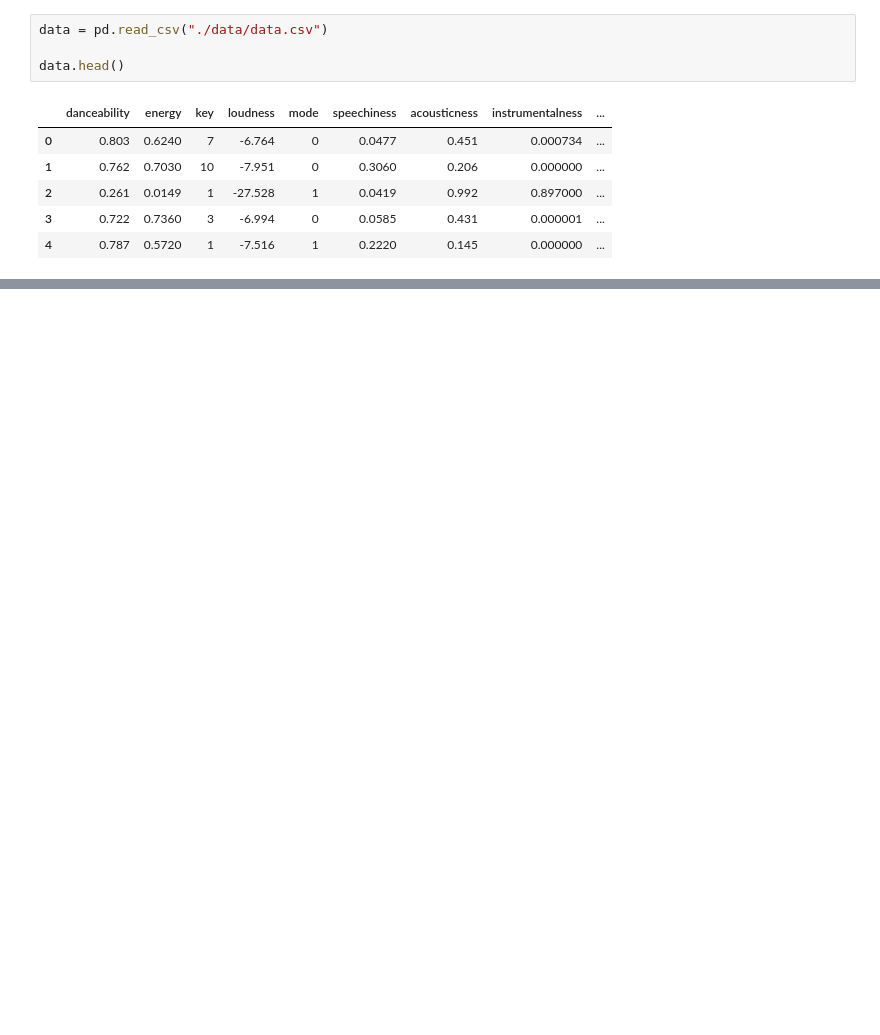
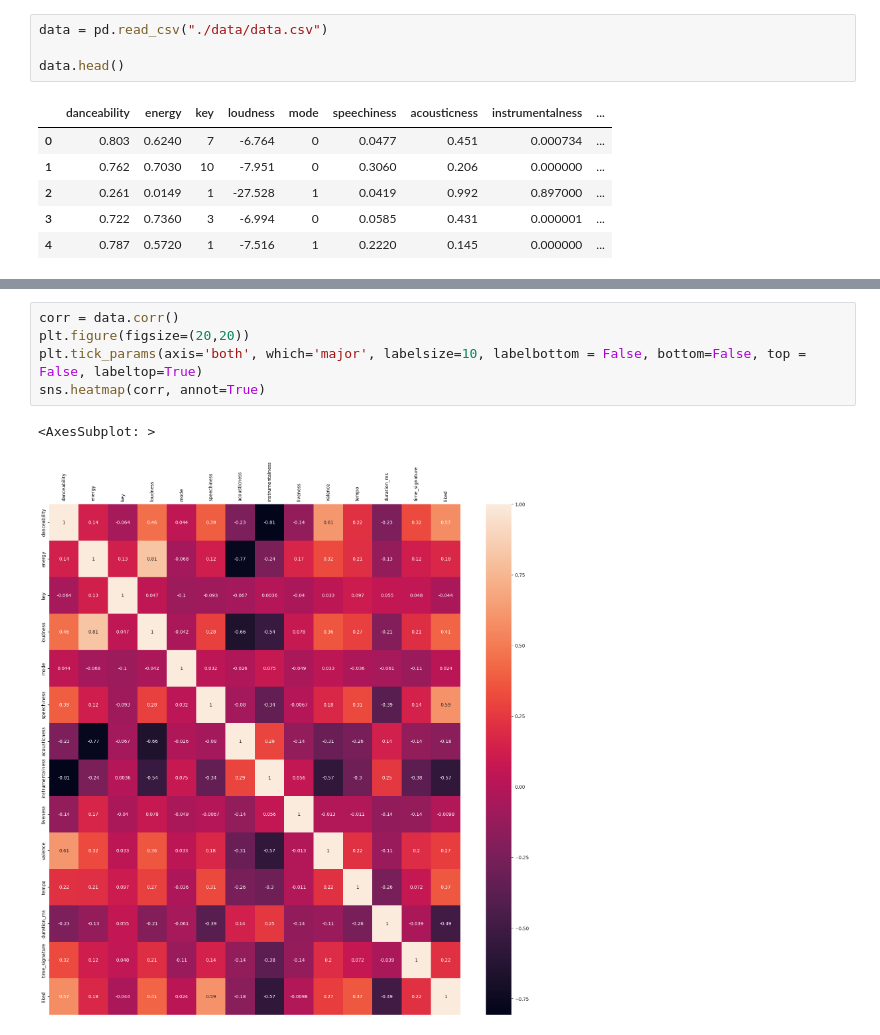
Before and after one commit to marcol13/SUS, a Jupyter notebook: project/main.ipynb, the cells around one changed output, grey strips where cells are left out. Cells and saved outputs as stored; diff of their text form; blank space fills up the shorter version.

```diff
--- a/project/main.ipynb
+++ b/project/main.ipynb
@@ -113,0 +51,8 @@ data["liked"].hist()
+# %%
+corr = data.corr()
+plt.figure(figsize=(20,20))
+plt.tick_params(axis='both', which='major', labelsize=10, labelbottom = False, bottom=False, top = False, labeltop=True)
+sns.heatmap(corr, annot=True)
+# %% [output]
+<AxesSubplot: >
+[figure, added]
```
Also changed, not shown: parts of 34 cells of this notebook.
